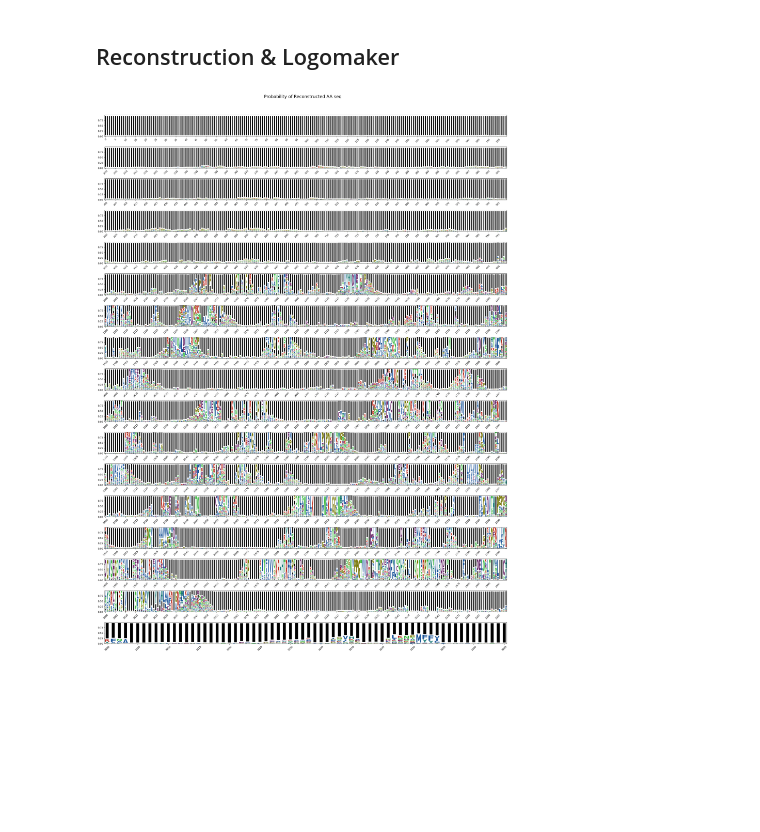
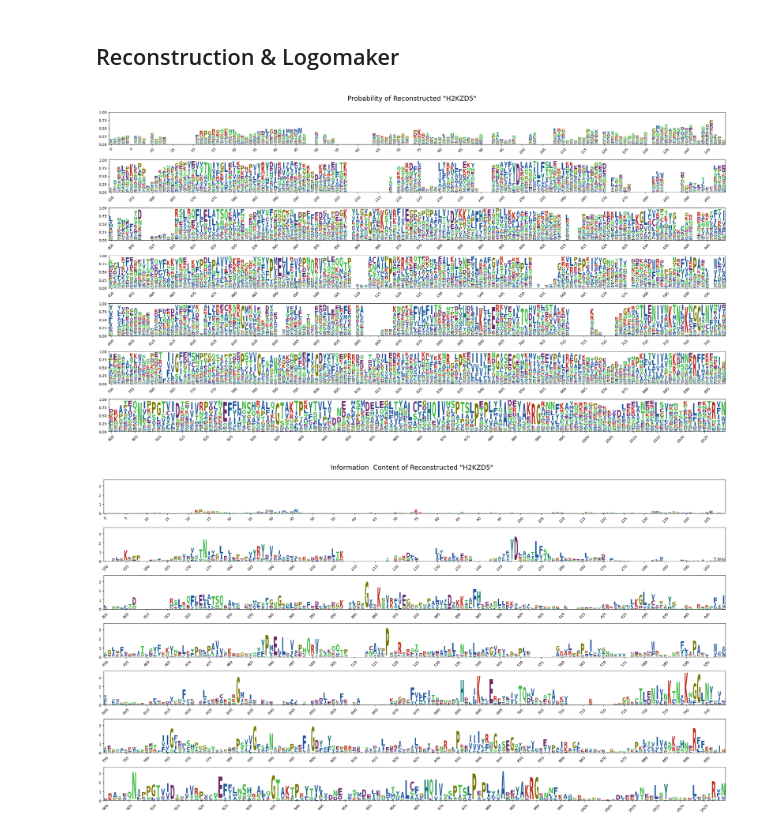
Before and after one commit to MasayukiNagai/ArgonauteAnalysis, a Jupyter notebook: VAE_ProteinFamily.ipynb, the cells around one changed output. Cells and saved outputs as stored; diff of their text form; code cells hidden in the pictures; blank space fills up the shorter version.

Commit message:
Visualize Reoncnstructed sequences

```diff
--- a/VAE_ProteinFamily.ipynb
+++ b/VAE_ProteinFamily.ipynb
@@ -99,10 +98,11 @@ encoded_sequences = {}
 for record in alignment:
     encoded_sequences[record.id] = numeric_encode(record.seq, NUM_CLASSES-1)
 # %%
-index_seqs = torch.stack(list(encoded_sequences.values()))
+index_seqs_raw = torch.stack(list(encoded_sequences.values()))
 id_labels = [s.split('|')[1] for s in encoded_sequences.keys()]
-print(f'Length of MSA: {len(index_seqs[0])}')
-index_seqs = filter_gaps(index_seqs, GAP_INDEX, GAP_THRESHOLD)
+print(f'Length of MSA: {len(index_seqs_raw[0])}')
+gap_bools = filter_gaps(index_seqs_raw, GAP_INDEX, GAP_THRESHOLD)
+index_seqs = index_seqs_raw[:, ~gap_bools]
 print(f'Length of MSA after gap filtering: {len(index_seqs[0])}')
 print(f'Number of seqs: {len(index_seqs)}')
 similarity_matrix = calculate_similarity_matrix(index_seqs, NUM_CLASSES)
@@ -176,7 +176,7 @@ indices = keep_indices
 weights = None
 L = dataset.shape[1]
 C = NUM_CLASSES
-N_EPOCHS = 10
+N_EPOCHS = 15
 device = torch.device("cuda")
 log_name = 'Argonaute_Test'
 
@@ -189,7 +189,8 @@ h_params = {
     'activation': 'LeakyReLU',
     'dim1': 1030,
     'dim2': 300,
-    'is_annealing': False}
+    'is_annealing': False,
+    'max_epochs': N_EPOCHS}
 
 vae_model = VAE(input_length=L, num_classes=C, device=device, h_params=h_params).to(device)
 pdm = ProteinDataModule(dataset, batch_size=h_params['batch_size'], weights=weights, indices=indices, seed_value=42)
@@ -503,23 +512,42 @@ plt.show()
 # %% [markdown]
 ## Reconstruction & Logomaker
 # %%
-# leemor_indices = [id_labels.index(id) for id in leemor_ids]
-leemor_indices = [id_labels.index('H2KZD5')]
+### Reconstruct the input sequence
 
-for batch in pdm.get_dataloader(leemor_indices):
+target_id = 'H2KZD5'
+recon_id = id_labels.index(target_id)
+
+for batch in pdm.get_dataloader([recon_id]):
     batch = batch.long().to('cuda')
     x_recon, mu, log_var = vae_model.forward(batch)
 
-n = 1
 L = dataset.shape[1]
 C = NUM_CLASSES
 x_recon = x_recon.view(L, C).detach().cpu()
 # x_recon = x_recon.view(-1, C) # [N*L, C]
+# %%
+L = index_seqs_raw.shape[1]
+C = NUM_CLASSES
+filtered_positions = torch.where(gap_bools)[0]
+
+x_recon_all = torch.zeros(L, C)
+original_idx = 0
+for idx in range(L):
+    if idx not in filtered_positions:
+        x_recon_all[idx] = x_recon[original_idx]
+        original_idx += 1
+    else:
+        x_recon_all[idx, C-1] = 1
+
+original_positions = torch.where(index_seqs_raw[recon_id] != GAP_INDEX)[0]
+pssm_df = pd.DataFrame(x_recon_all, columns=list(AA_ALPHABETS))
+pssm_df = pssm_df.loc[original_positions, :].reset_index(drop=True)
 # %%
 from pssm_analysis import plot_logomaker, calc_information_content
-pssm_df = pd.DataFrame(x_recon, columns=list(AA_ALPHABETS))
-title = 'Probability of Reconstructed AA seq'
-plot_logomaker(pssm_df, length_per_row=200, title=title)
+
+title = f'Probability of Reconstructed "{target_id}"'
+plot_logomaker(pssm_df.iloc[:, 0:20], length_per_row=150, title=title, ylim=1)
+# plt.savefig(f'/home/moon/projects/AgoAnalysis/VAE_Protein/outdir/recon_{target_id}.pssm_logo.png')
 plt.show()
 # %% [output]
-[figure, old version]
+[figure, new version]
@@ -551,3 +554,12 @@ plt.show()
+# %%
+background_dict = {aa: 1/20 for aa in AA_ALPHABETS}
+ic_df = calc_information_content(pssm_df, background_dict)
+title = f'Information  Content of Reconstructed "{target_id}"'
+plot_logomaker(ic_df.iloc[:, 0:20], length_per_row=150, title=title)
+plt.savefig(f'/home/moon/projects/AgoAnalysis/VAE_Protein/outdir/vae_recon_{target_id}.info_logo.png')
+plt.show()
+# %% [output]
+[figure, added]
 # %%
 # all_indices = true_ago_ids + true_wago_ids + true_piwi_ids + leemor_ids
 
```
Also changed, not shown: parts of 7 cells of this notebook.
